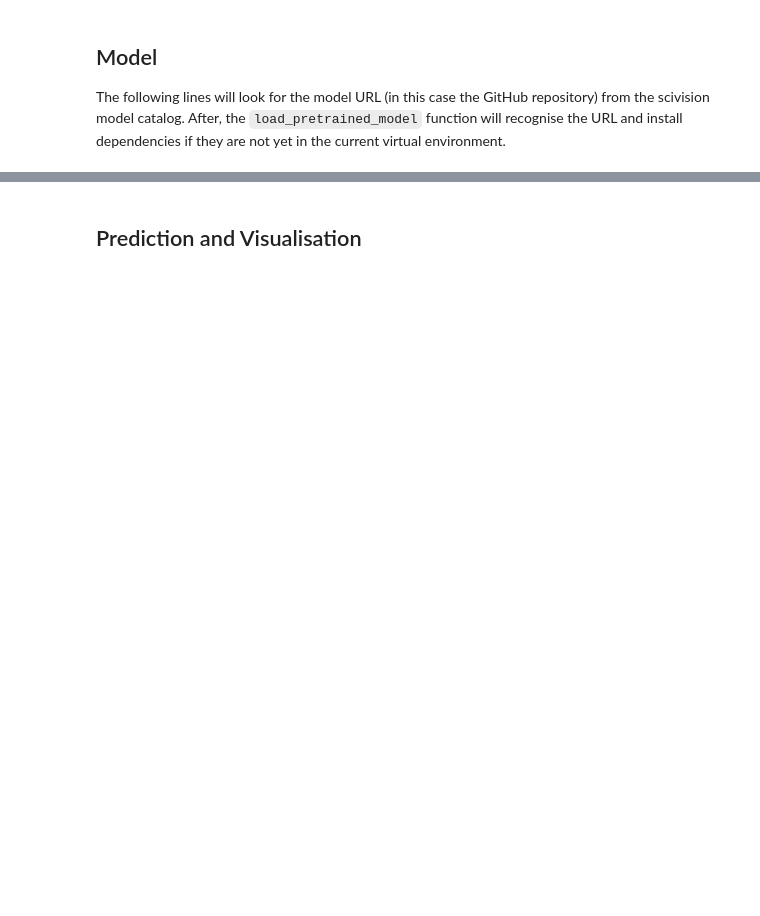
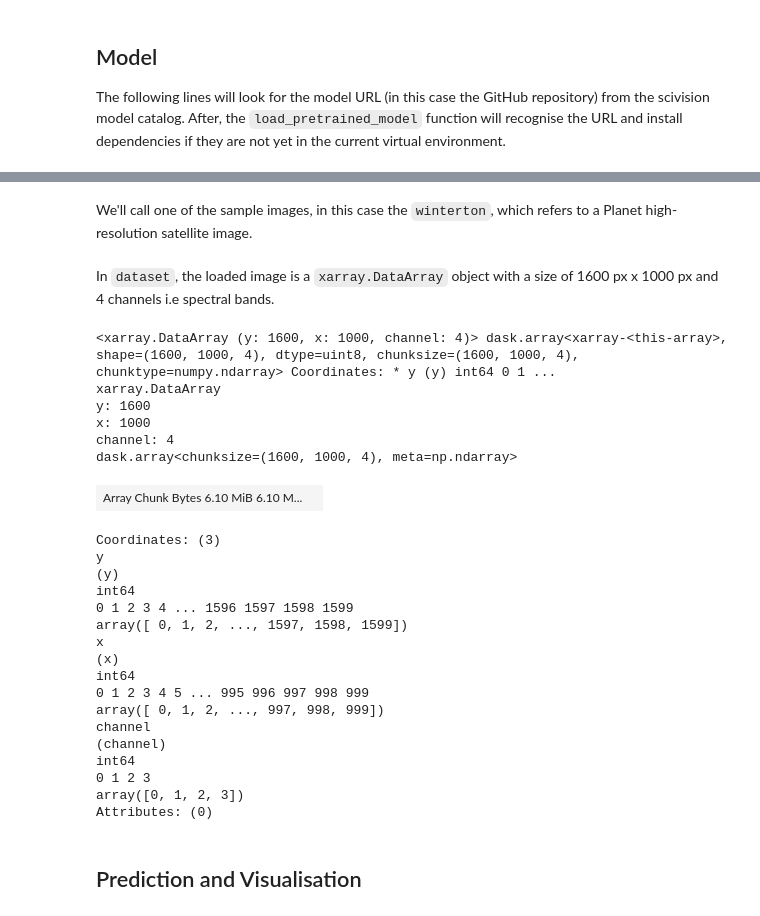
Before and after one commit to scivision-gallery/coastalveg-edge-detection, a Jupyter notebook: vedge_detector.ipynb, the cells around one changed output, grey strips where cells are left out. Cells and saved outputs as stored; diff of their text form; code cells hidden in the pictures; blank space fills up the shorter version.

```diff
--- a/vedge_detector.ipynb
+++ b/vedge_detector.ipynb
@@ -90,4 +107,35 @@ cat = load_dataset('https://github.com/acocac/VEdge_Detector')
+# %% [markdown]
+We'll call one of the sample images, in this case the `winterton`, which refers to a Planet high-resolution satellite image.
 # %%
 dataset = cat.sample_image(sample_image='winterton').to_dask()
+# %% [markdown]
+In `dataset`, the loaded image is a `xarray.DataArray` object with a size of 1600 px x 1000 px and 4 channels i.e spectral bands.
+# %%
+dataset
+# %% [output]
+<xarray.DataArray (y: 1600, x: 1000, channel: 4)> dask.array<xarray-<this-array>, shape=(1600, 1000, 4), dtype=uint8, chunksize=(1600, 1000, 4), chunktype=numpy.ndarray> Coordinates: * y (y) int64 0 1 ...
+xarray.DataArray
+y: 1600
+x: 1000
+channel: 4
+dask.array<chunksize=(1600, 1000, 4), meta=np.ndarray>
+| Array Chunk Bytes 6.10 MiB 6.10 M... |  |
+Coordinates: (3)
+y
+(y)
+int64
+0 1 2 3 4 ... 1596 1597 1598 1599
+array([ 0, 1, 2, ..., 1597, 1598, 1599])
+x
+(x)
+int64
+0 1 2 3 4 5 ... 995 996 997 998 999
+array([ 0, 1, 2, ..., 997, 998, 999])
+channel
+(channel)
+int64
+0 1 2 3
+array([0, 1, 2, 3])
+Attributes: (0)
 # %% [markdown]
 ## Prediction and Visualisation
```
Also changed, not shown: parts of 13 cells of this notebook.
